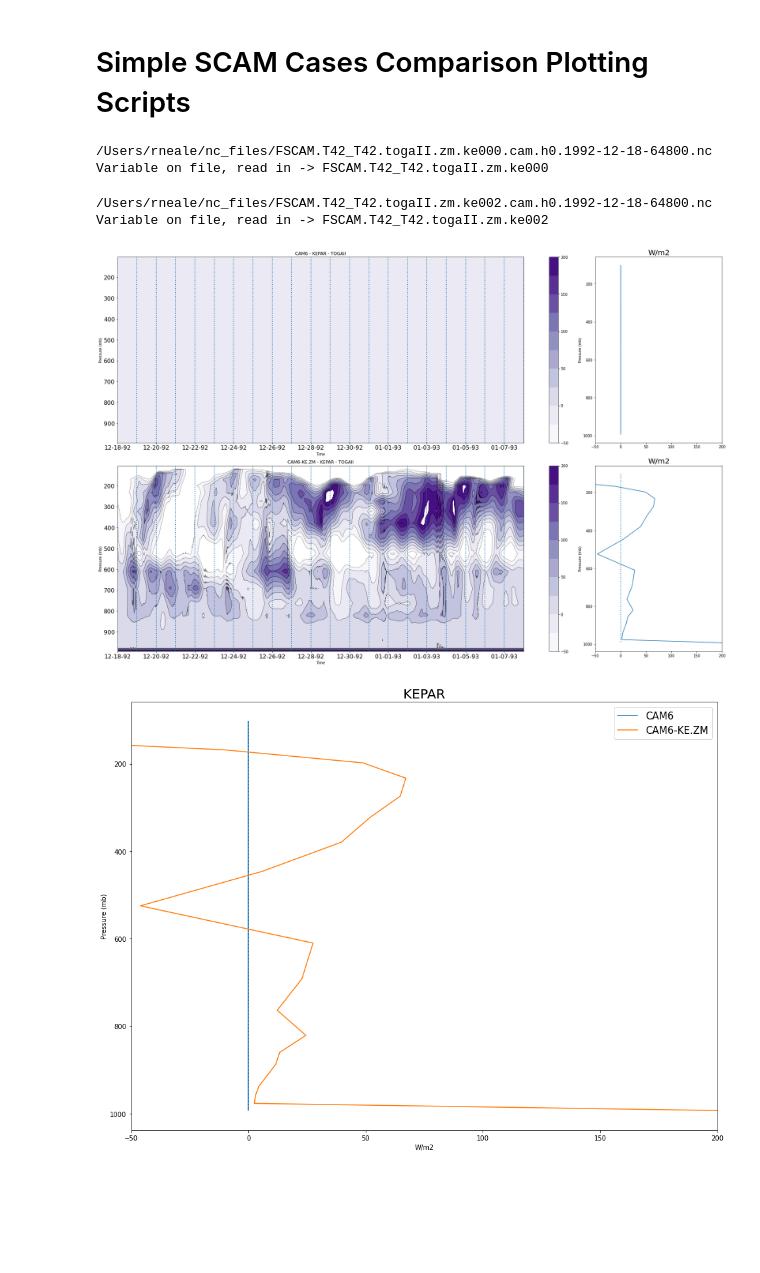
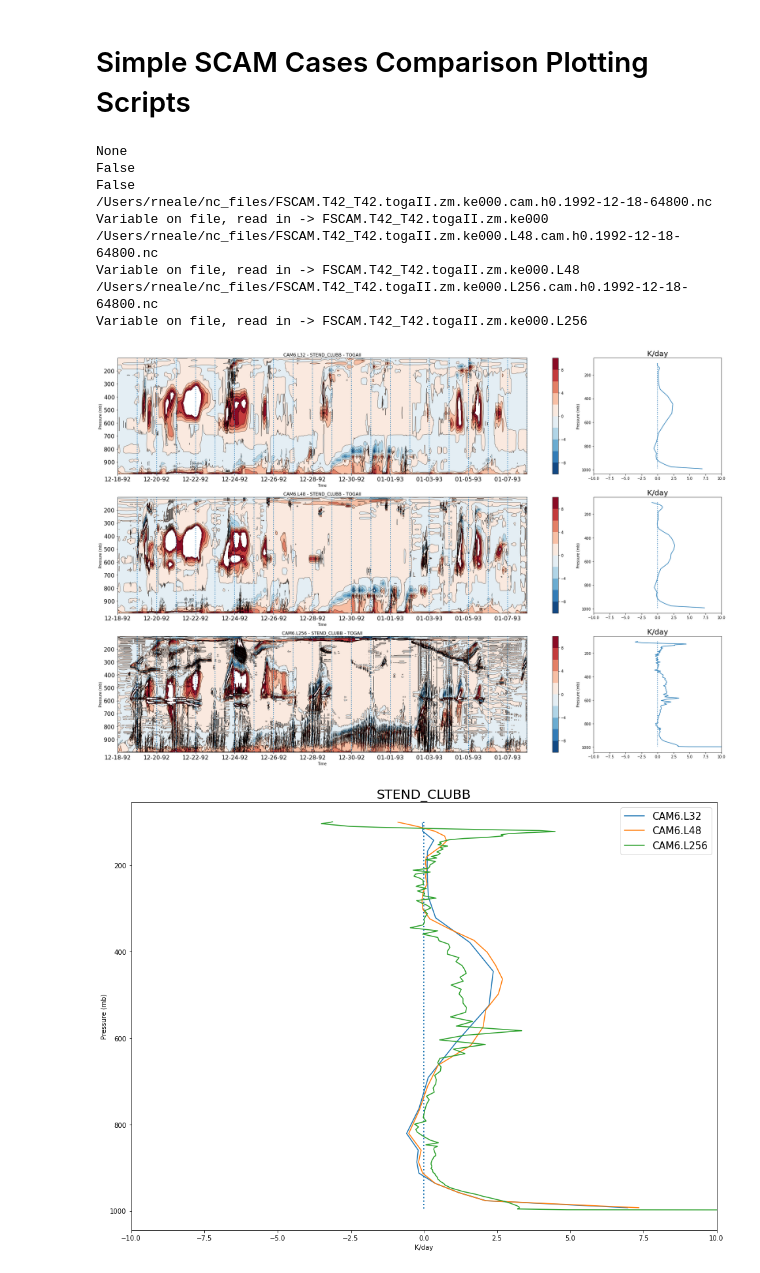
Before and after one commit to swrneale/python-scripts, a Jupyter notebook: PBL/scam_plot_cases.ipynb, the cells around one changed output. Cells and saved outputs as stored; diff of their text form; code cells hidden in the pictures; blank space fills up the shorter version.

```diff
--- a/PBL/scam_plot_cases.ipynb
+++ b/PBL/scam_plot_cases.ipynb
@@ -27,13 +27,13 @@ Lv = mconst.water_heat_vaporization.magnitude       # Latent heat of vaporizatio
 ## SIMPLE PLOTS ##
 pdir = "/Users/rneale/nc_files/"
 odir = "/Users/rneale/nc_files/iops/"
-fig_dir = "/Users/rneale/Documents/NCAR/PBL/PBL_py_data/png_qlook"
+fig_dir = "/Users/rneale/Documents/NCAR/PBL/PBL_py_data/png_qlook/"
 
 #cases = ['FSCAM.T42_T42.togaII.100','FSCAM.T42_T42.togaII.100a','FSCAM.T42_T42.togaII.101','FSCAM.T42_T42.togaII.101a']
 #cnames = ['CAM6','CAM6-noconv','CAM5','CAM5-noconv']
 
 
-fig_pref = 'zm_ke_parcel'
+fig_pref = 'zm_ke_parcel2'
 
 
 #cases = ['FSCAM.T42_T42.togaII.100','FSCAM.T42_T42.togaII.100b','FSCAM.T42_T42.togaII.101','FSCAM.T42_T42.togaII.101b']
@@ -55,12 +55,15 @@ fig_pref = 'zm_ke_parcel'
 #cases = ['FSCAM.T42_T42.arm97.zm.ke000','FSCAM.T42_T42.arm97.zm.ke000','FSCAM.T42_T42.arm97.zm.par001']
 #cnames = ['CAM6','CAM6-KE.ZM','CAM6-PBLpar']
 
-cases = ['FSCAM.T42_T42.togaII.zm.ke000','FSCAM.T42_T42.togaII.zm.ke002']
-cnames = ['CAM6','CAM6-KE.ZM']
+#cases = ['FSCAM.T42_T42.togaII.zm.ke000','FSCAM.T42_T42.togaII.zm.ke002']
+#cnames = ['CAM6','CAM6-KE.ZM']
 
 #cases = ['FSCAM.T42_T42.togaII.zm.ke000','FSCAM.T42_T42.togaII.zm.ke000.L256','FSCAM.T42_T42.togaII.zm.par001','FSCAM.T42_T42.togaII.zm.par002','FSCAM.T42_T42.togaII.zm.par001.L256','FSCAM.T42_T42.togaII.zm.par002.L256']
 #cnames = ['CAM6','CAM6.L256','CAM6-PBLpar.lev','CAM6-PBLpar.prop','CAM6.L256-PBLpar.lev','CAM6.L256-PBLpar.prop']
 
+
+cases = ['FSCAM.T42_T42.togaII.zm.ke000','FSCAM.T42_T42.togaII.zm.ke000.L48','FSCAM.T42_T42.togaII.zm.ke000.L256']
+cnames = ['CAM6.L32','CAM6.L48','CAM6.L256']
 
 #cases = ['FSCAM.T42_T42.arm97.zm.ke000']
 #cnames = ['CAM6']
@@ -81,11 +84,11 @@ vscale = 1 ; ovscale1d = 1. ; ovscale2d = 2.
 vderived = ['MSE'] # Derived variables that have to be calculated
 
 #vname = 'RELHUM'   ; vscale = 1. ; units2d='%' ; cmin = 50 ; cmax = 120. ; cmap = 'YlGnBu'
-#vname = 'Q'   ; vscale = 1000. ; units2d='g/kg' ; cmin = 0 ; cmax = 30. ; cmap = 'YlGnBu' ; ovar2d = 'q'
+#vname = 'Q'   ; vscale = 1000. ; units2d='g/kg' ; cmin = 0.001 ; cmax = 30. ; cmap = 'YlGnBu' ; ovar2d = 'q' ;ovscale2d = 1000.
 #vname = 'MSE'   ; vscale = 1.e-6 ; units2d='10^6 J/kg' ; cmin = 0.34 ; cmax = 0.4 ; cmap = 'YlGnBu'
 
 #vname = 'T'   ; vscale = 1.  ; units2d='K' ; cmin = 200 ; cmax = 300. ; cmap = 'RdBu_r'
-vname = 'BUOY' ; vscale = 1. ; units2d='K' ; cmin = -5 ; cmax = 5. ; cmap = 'RdBu_r'
+#vname = 'BUOY' ; vscale = 1. ; units2d='K' ; cmin = -5 ; cmax = 5. ; cmap = 'RdBu_r'
 #vname = 'CLOUD' ; vscale = 100. ; units2d='%' ; cmin = 0 ; cmax = 100. ; cmap = 'Purples'
 #vname = 'CONCLD' ; vscale = 100. ; units2d='%' ; cmin = 0 ; cmax = 50. ; cmap = 'Purples'
 #vname = 'CLDICE'   ; vscale = 1000.
@@ -94,21 +97,21 @@ vname = 'BUOY' ; vscale = 1. ; units2d='K' ; cmin = -5 ; cmax = 5. ; cmap = 'RdB
 #vname = 'DLFZM' ; vscale = 1000.
 #vname = 'QRS' ; vscale = 86400.
 #vname = 'QRL'   ; vscale = 86400. ; units2d='K/day' ; cmin = -10 ; cmax = 10. ; cmap = 'RdBu_r'
-#vname = 'ZMDQ'   ; vscale = 1000.*86400. ; units2d='g/kg/day' ; cmin = -20 ; cmax = 20. ; cmap = 'RdBu'
+#vname = 'ZMDQ'   ; vscale = 1000.*86400. ; units2d='g/kg/day' ; cmin = -0.5 ; cmax = 0.5 ; cmap = 'RdBu'
 #vname = 'ZMDT'   ; vscale = 86400. ; units2d='K/day' ; cmin = -10 ; cmax = 10. ; cmap = 'RdBu_r'
 #vname = 'DLF'   ; vscale = 1000.*86400. ; units2d='K/day' ; cmin = -10 ; cmax = 10. ; cmap = 'RdBu_r'
-#vname = 'STEND_CLUBB'   ; vscale = 86400./cp_air ; units2d='K/day' ; cmin = -10 ; cmax = 10. ; cmap = 'RdBu_r'
+vname = 'STEND_CLUBB'   ; vscale = 86400./cp_air ; units2d='K/day' ; cmin = -10 ; cmax = 10. ; cmap = 'RdBu_r'
 
-#vname = 'RVMTEND_CLUBB'   ; vscale = 86400*1000. ; units2d='g/kg/day' ; cmin = -10 ; cmax = 10. ; cmap = 'RdBu_r'
+#vname = 'RVMTEND_CLUBB'   ; vscale = 86400*1000. ; units2d='g/kg/day' ; cmin = -0.5 ; cmax = 0.5 ; cmap = 'RdBu_r'
 #vname = 'WP2_CLUBB'   ; vscale = 1.; units2d='m2/s2' ; cmin = 0. ; cmax = 1. ; cmap = 'Purples'
 
 #vname = 'DCQ'   ; vscale = 1000.*86400. ; units2d='g/kg/day' ; cmin = -8 ; cmax = 8. ; cmap = 'RdBu_r'
 #vname = 'DTCOND' ; vscale = 86400. ; units2d='K/day' ; cmin = -10 ; cmax = 10. ; cmap = 'RdBu_r'
 
-#vname = 'ZMMU' ; vscale = 3600. ; units2d='kg/m^2/hr' ; cmin = -10 ; cmax = 50. ; cmap = 'PuBuGn'
+#vname = 'ZMMU' ; vscale = 3600. ; units2d='kg/m^2/hr' ; cmin = -0.1 ; cmax = 1. ; cmap = 'PuBuGn'
 #vname = 'ZMMD' ; vscale = 3600. ; units2d='kg/m^2/hr' ; cmin = -20 ; cmax = 5. ; cmap = 'PuBuGn_r'
 #vname = 'WINCLD' ; vscale = 1. ; units2d='m/s' ; cmin = 0; cmax = 20; cmap = 'Purples'
-vname = 'KEPAR'  ; vscale = 1. ; units2d='W/m2' ; cmin = -50; cmax = 200; cmap = 'Purples'
+#vname = 'KEPAR'  ; vscale = 1. ; units2d='W/m2' ; cmin = -50; cmax = 200; cmap = 'Purples'
 
 ###### 1D fields ######
 
@@ -121,7 +124,7 @@ vname = 'KEPAR'  ; vscale = 1. ; units2d='W/m2' ; cmin = -50; cmax = 200; cmap =
 vname1d = 'CAPE' ; vscale1d = 1. ;  units1d='J/kg' ; pmin = 0. ; pmax= 1000.
 #vname1d = 'LEL' ; vscale1d = 1. ;  units1d='level' ; pmin = 0. ; pmax= 35.
 #vname1d = 'KHMAX' ; vscale1d = 1. ;  units1d='level' ; pmin = 850. ; pmax= 1000.
-#vname1d = 'PKHMAX' ; vscale1d = 1. ;  units1d='pressure' ; pmin = 800. ; pmax= 1000. # Pressure location of KHMAX
+#vname1d = 'PKHMAX' ; vscale1d = 1. ;  units1d='pressure' ; pmin = 750. ; pmax= 1050. # Pressure location of KHMAX
 
 #vname1d = 'CLDLOW' ; vscale1d = 1.
 # %%
@@ -133,10 +136,12 @@ if cases[0].find('togaII')!=-1 : csuf =  '.cam.h0.1992-12-18-64800.nc' ; iop = '
 if cases[0].find('arm97')!=-1 : csuf =  '.cam.h0.1997-06-18-84585.nc' ; iop = 'ARM97'
 if cases[0].find('rico')!=-1 : csuf =  '.cam.h0.1995-07-15-00000.nc' ; iop = 'RICO'
 
-
+print(ovar2d)
 lobs1d = False if ovar1d == None else True
 lobs2d = False if ovar2d == None else True
 
+print(lobs1d)
+print(lobs2d)
 if lobs1d or lobs2d:
     obs_in = xr.open_dataset(odir+iop+'_4scam.nc')
     obs_in = obs_in.squeeze()
@@ -352,7 +357,7 @@ ax1av.set_title(vname,fontsize=20)
 ax1av.vlines(0., min(pvar.lev),max(pvar.lev), linestyle="dotted",lw=2)
 ax1av.invert_yaxis()
 ax1av.legend(np.append(cnames,iop) if lobs2d else cnames,fontsize=15)
-
+#ax1av.set_xscale('log')
 # % age difference plot.
 #ax1av[1].plot(100.*pvarm_all[1].transpose()/pvarm_all[0].transpose(),pvarm_all.lev)
 
@@ -420,35 +425,40 @@ ax1d[0].vlines(tdate[itick_days], pmin,pmax, linestyle="dotted",lw=2)
 #ax1d[0].xaxis.set_minor_locator(MultipleLocator(360))
 #ax1d[0].xaxis.set_major_locator(MultipleLocator(72))
 ax1d[0].set_title(vname1d+' - '+iop)
 
 
 
 if vname1d=='LEL':
 
     lel_range = np.arange(pvar_all.values.min(),pvar_all.values.max()) # Range of lel
     lel_range = lel_range.astype(int)
 
     ax1d[0].set_yticks(lel_range)
     ax1d[0].set_yticklabels(scam_in.lev[lel_range].values.astype(int))
 
     ax1d[0].invert_yaxis()
 
+if vname1d=='PKHMAX':  ax1d[0].invert_yaxis()
 
 
 """ ########################### """
 """ ### Average bar chart ##### """
 """ ########################### """
 
 ax1d[1].bar(cnames_all,pvar_all.mean(axis=1))
 ax1d[1].set_ylabel(units1d,fontsize=10)
 ax1d[1].set_xticklabels(cnames_all,rotation=90.)
 
-
 mp.savefig(fig_dir+cases[0]+'.'+fig_pref+'_scam_1d_'+vname1d+'.png', dpi=100)
 # %% [output]
+None
+False
+False
 /Users/rneale/nc_files/FSCAM.T42_T42.togaII.zm.ke000.cam.h0.1992-12-18-64800.nc
 Variable on file, read in -> FSCAM.T42_T42.togaII.zm.ke000
+/Users/rneale/nc_files/FSCAM.T42_T42.togaII.zm.ke000.L48.cam.h0.1992-12-18-64800.nc
+Variable on file, read in -> FSCAM.T42_T42.togaII.zm.ke000.L48
+/Users/rneale/nc_files/FSCAM.T42_T42.togaII.zm.ke000.L256.cam.h0.1992-12-18-64800.nc
+Variable on file, read in -> FSCAM.T42_T42.togaII.zm.ke000.L256
-/Users/rneale/nc_files/FSCAM.T42_T42.togaII.zm.ke002.cam.h0.1992-12-18-64800.nc
-Variable on file, read in -> FSCAM.T42_T42.togaII.zm.ke002
-[figure, old version]
+[figure, new version]
-[figure, old version]
+[figure, new version]
```
Also changed, not shown: parts of 1 cell of this notebook, 5 other files.
